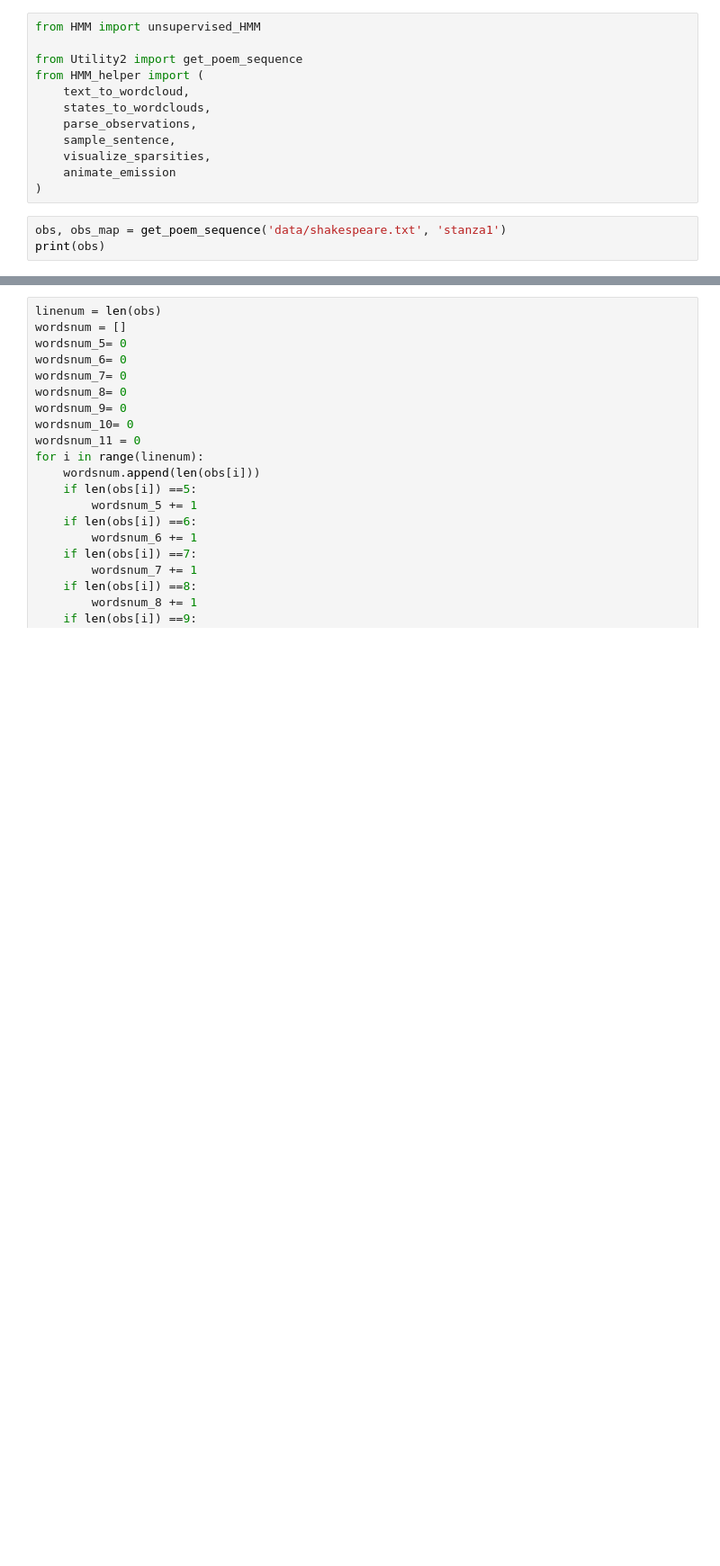
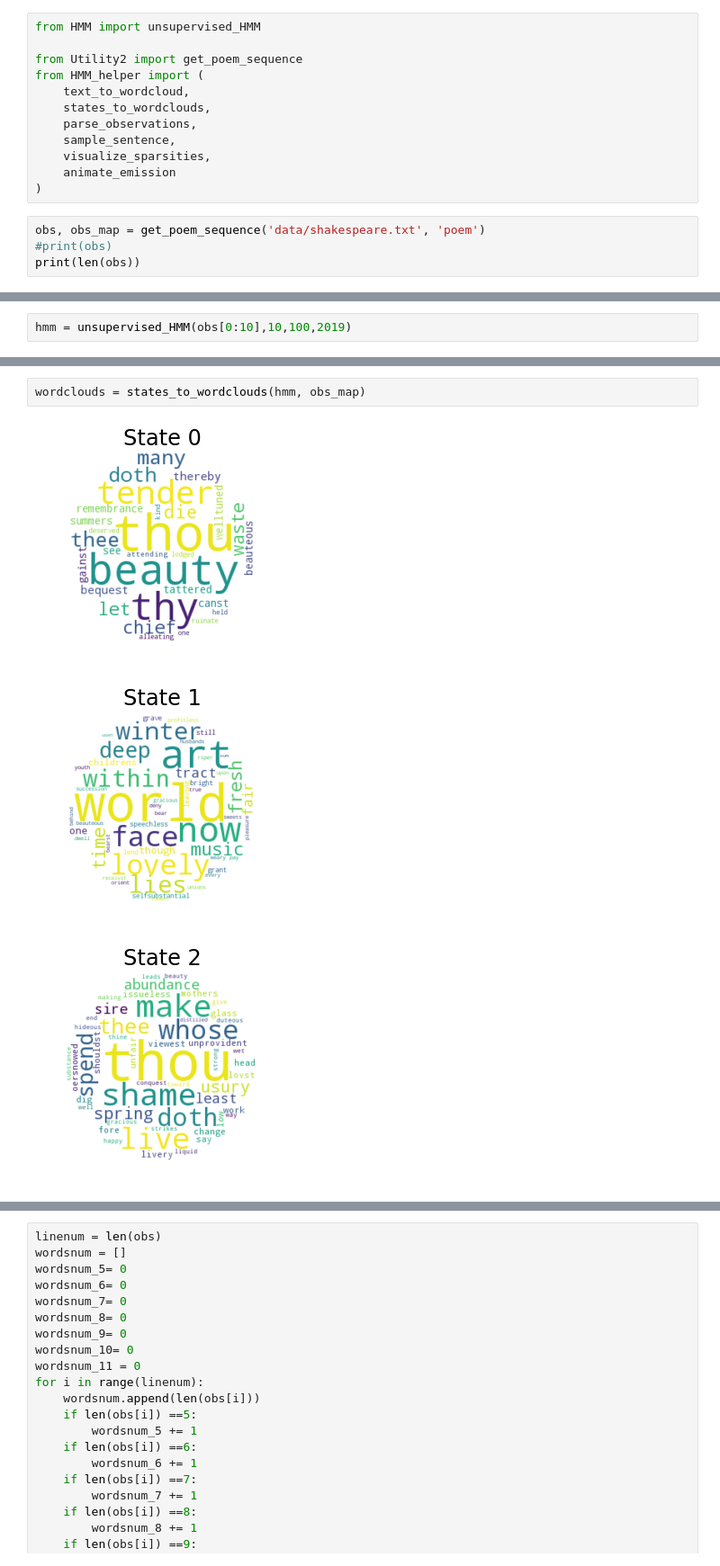
Before and after one commit to cs155cctw/project3, a Jupyter notebook: project3_previsualize.ipynb, the cells around one changed output, grey strips where cells are left out. Shown at 90% size. Drawn from its saved outputs; the diff is of its cells as text; blank space fills up the shorter version.

```diff
--- a/project3_previsualize.ipynb
+++ b/project3_previsualize.ipynb
@@ -11,6 +11,7 @@ from HMM_helper import (
     animate_emission
 )
 # %%
-obs, obs_map = get_poem_sequence('data/shakespeare.txt', 'stanza1')
-print(obs)
+obs, obs_map = get_poem_sequence('data/shakespeare.txt', 'poem')
+#print(obs)
+print(len(obs))
 # %% [output]
@@ -17,0 +19,2 @@ print(obs)
+# %%
+hmm = unsupervised_HMM(obs[0:10],10,100,2019)
@@ -17,0 +28,6 @@ print(obs)
+# %%
+wordclouds = states_to_wordclouds(hmm, obs_map)
+# %% [output]
+[figure, added]
+[figure, added]
+[figure, added]
```
Also changed, not shown: parts of 6 cells of this notebook, 1 other file.
